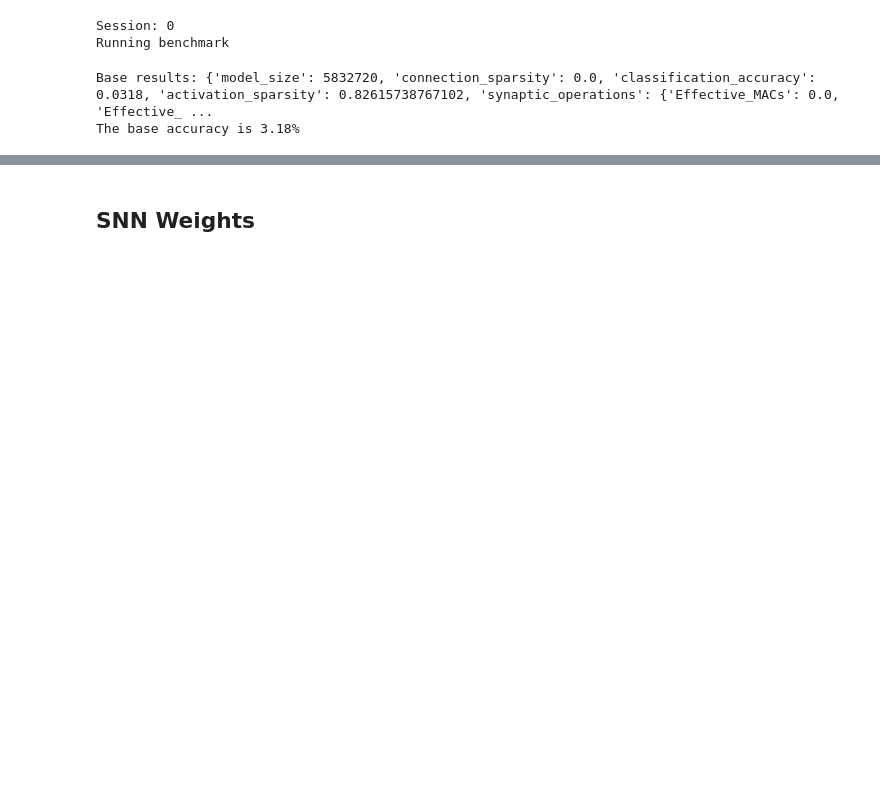
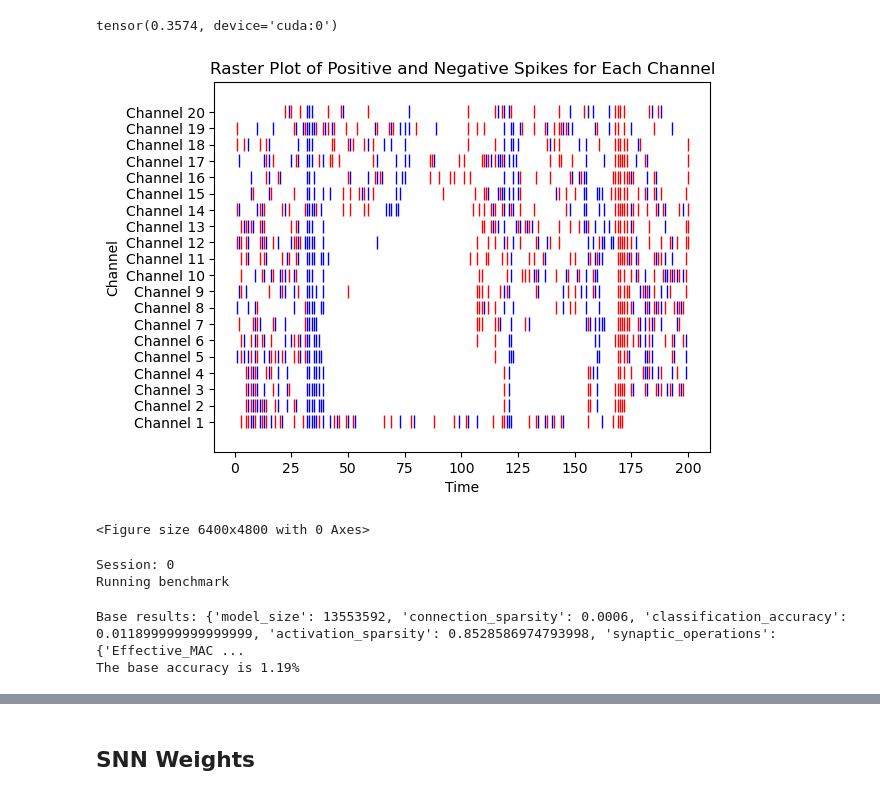
Before and after one commit to NeuroBench/neurobench, a Jupyter notebook: neurobench/examples/mswc_fscil/visualization.ipynb, the cells around one changed output, grey strips where cells are left out. Cells and saved outputs as stored; diff of their text form; code cells hidden in the pictures; blank space fills up the shorter version.

```diff
--- a/neurobench/examples/mswc_fscil/visualization.ipynb
+++ b/neurobench/examples/mswc_fscil/visualization.ipynb
@@ -37,12 +39,9 @@ BATCH_SIZE = 256
 NUM_REPEATS = 1
 SPIKING = True
 PRE_TRAIN = False
+SOFT_DELTA = False
+S2S_THRESH = 1.0 #1.0
 # %%
-if SPIKING:
-    EVAL_LR = 0.05
-else:
-    EVAL_LR = 0.3
-
 device = torch.device("cuda" if torch.cuda.is_available() else "cpu")
 if device == torch.device("cuda"):
     PIN_MEMORY = True
@@ -57,10 +56,10 @@ n_mels = 20
 n_mfcc = 20
 
 if SPIKING:
-    encode = S2SProcessor(device, transpose=False)
+    encode = S2SProcessor(device, transpose=False, soft_delta=SOFT_DELTA)
     config_change = {"sample_rate": 48000,
                      "hop_length": 240}
-    encode.configure(threshold=1.0, **config_change)
+    encode.configure(threshold=S2S_THRESH, **config_change)
 else:
     encode = MFCCProcessor(
         sample_rate=48000,
@@ -152,3 +156,41 @@ benchmark_new_classes = Benchmark(eval_model, metric_list=[[],["classification_a
 mask = torch.full((200,), float('inf')).to(device)
 mask[torch.arange(0,100, dtype=int)] = 0
 out_mask = lambda x: x - mask
+# %%
+sample = next(iter(test_loader))
+
+data, target = encode(to_device(sample))
+
+spikes = data[50].detach().cpu().numpy()
+
+# Get the indices of positive and negative spikes
+positive_indices = np.where(spikes == 1)
+negative_indices = np.where(spikes == -1)
+# %%
+torch.mean(torch.abs(data))
+# %% [output]
+tensor(0.3574, device='cuda:0')
+# %%
+# Get the indices of positive and negative spikes for each channel
+positive_indices = np.where(spikes == 1)
+negative_indices = np.where(spikes == -1)
+
+# Plot positive spikes in blue and negative spikes in red for each channel
+for channel in range(spikes.shape[1]):
+    positive_channel_indices = positive_indices[0][positive_indices[1] == channel]
+    negative_channel_indices = negative_indices[0][negative_indices[1] == channel]
+
+    plt.eventplot(positive_channel_indices, linelengths=0.8, colors='blue', label=f'Channel {channel + 1} Positive', lineoffsets=channel + 1, linewidths=1)
+    plt.eventplot(negative_channel_indices, linelengths=0.8, colors='red', label=f'Channel {channel + 1} Negative', lineoffsets=channel + 1, linewidths=1)
+
+# Customize the plot
+plt.title('Raster Plot of Positive and Negative Spikes for Each Channel')
+plt.xlabel('Time')
+plt.ylabel('Channel')
+# plt.legend()
+plt.yticks(np.arange(1, spikes.shape[1] + 1), [f'Channel {i + 1}' for i in range(spikes.shape[1])])
+plt.figure(dpi=1000)
+plt.show()
+# %% [output]
+[figure, added]
+<Figure size 6400x4800 with 0 Axes>
@@ -155,6 +229,9 @@ out_mask = lambda x: x - mask
 # %%
 print(f"Session: 0")
-pre_train_results = benchmark_all_test.run(postprocessors=[out_mask, out2pred, torch.squeeze])
+if PROTOTYPES:
+    pre_train_results = benchmark_all_test.run(postprocessors=[out_mask, F.softmax, out2pred, torch.squeeze])
+else:
+    pre_train_results = benchmark_all_test.run(postprocessors=[out_mask, out2pred, torch.squeeze])
 print("Base results:", pre_train_results)
 eval_accs.append(pre_train_results['classification_accuracy'])
 act_sparsity.append(pre_train_results['activation_sparsity'])
@@ -164,5 +241,5 @@ print(f"The base accuracy is {eval_accs[-1]*100}%")
 # %% [output]
 Session: 0
 Running benchmark
-Base results: {'model_size': 5832720, 'connection_sparsity': 0.0, 'classification_accuracy': 0.0318, 'activation_sparsity': 0.82615738767102, 'synaptic_operations': {'Effective_MACs': 0.0, 'Effective_ ...
-The base accuracy is 3.18%
+Base results: {'model_size': 13553592, 'connection_sparsity': 0.0006, 'classification_accuracy': 0.011899999999999999, 'activation_sparsity': 0.8528586974793998, 'synaptic_operations': {'Effective_MAC ...
+The base accuracy is 1.19%
```
Also changed, not shown: parts of 37 cells of this notebook, 3 other files.
